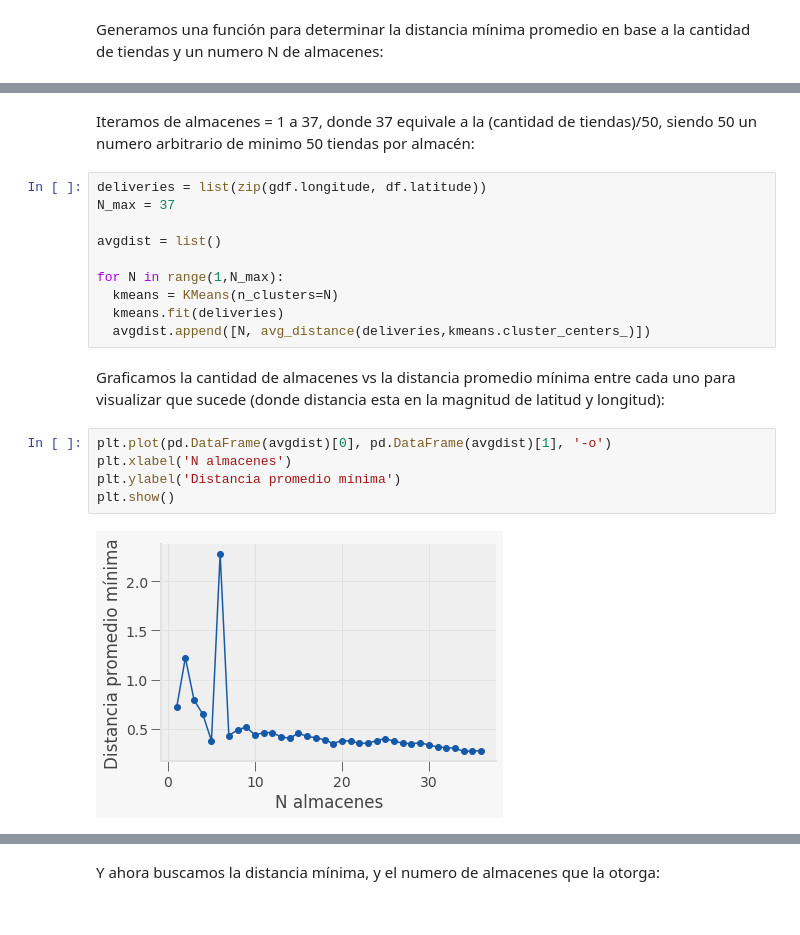
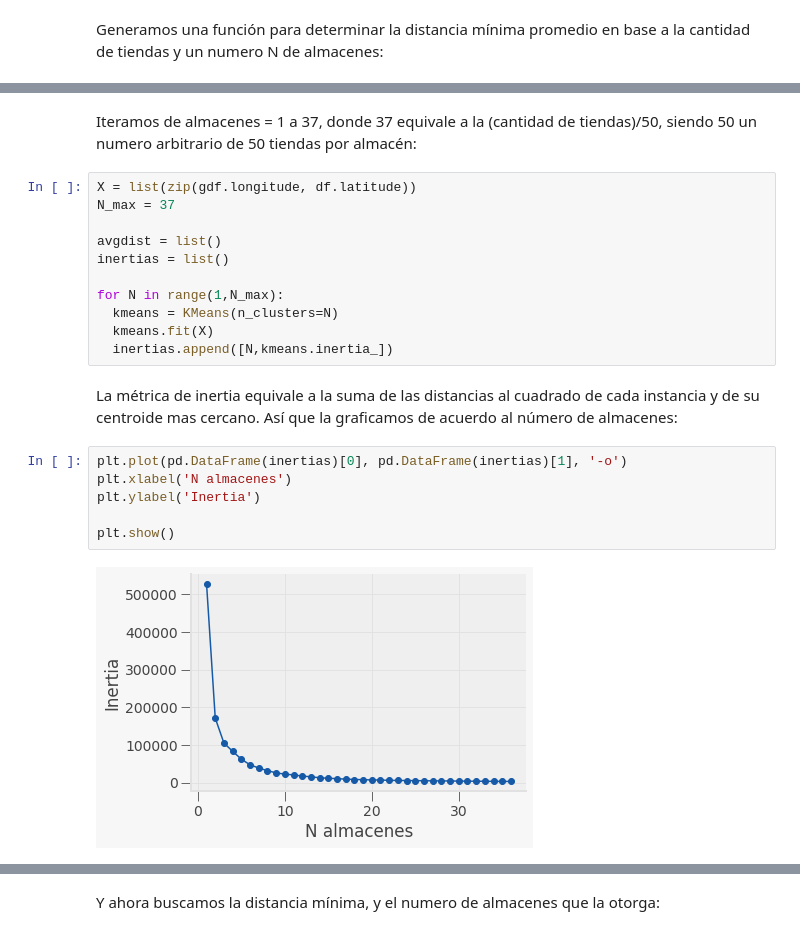
Before and after one commit to PosgradoMNA/actividades-de-aprendizaje-gerardoaaron_castanedajaramillo, a Jupyter notebook: Actividad Semanal -- 7 K means.ipynb, the cells around one changed output, grey strips where cells are left out. Saved outputs shown, nothing was run; the diff lists cells and outputs as text.

```diff
--- a/Actividad Semanal -- 7 K means.ipynb
+++ b/Actividad Semanal -- 7 K means.ipynb
@@ -250,21 +231,23 @@ def avg_distance(warehouse_locations, historic_deliveries):
 # %% [markdown]
-Iteramos de almacenes = 1 a 37, donde 37 equivale a la (cantidad de tiendas)/50, siendo 50 un numero arbitrario de minimo 50 tiendas por almacén:
+Iteramos de almacenes = 1 a 37, donde 37 equivale a la (cantidad de tiendas)/50, siendo 50 un numero arbitrario de 50 tiendas por almacén:
 # %%
-deliveries = list(zip(gdf.longitude, df.latitude))
+X = list(zip(gdf.longitude, df.latitude))
 N_max = 37
 
 avgdist = list()
+inertias = list()
 
 for N in range(1,N_max):
   kmeans = KMeans(n_clusters=N)
-  kmeans.fit(deliveries)
-  avgdist.append([N, avg_distance(deliveries,kmeans.cluster_centers_)])
+  kmeans.fit(X)
+  inertias.append([N,kmeans.inertia_])
-# %% [markdown]
-Graficamos la cantidad de almacenes vs la distancia promedio mínima entre cada uno para visualizar que sucede (donde distancia esta en la magnitud de latitud y longitud):
+# %% [markdown]
+La métrica de inertia equivale a la suma de las distancias al cuadrado de cada instancia y de su centroide mas cercano. Así que la graficamos de acuerdo al número de almacenes:
 # %%
-plt.plot(pd.DataFrame(avgdist)[0], pd.DataFrame(avgdist)[1], '-o')
+plt.plot(pd.DataFrame(inertias)[0], pd.DataFrame(inertias)[1], '-o')
 plt.xlabel('N almacenes')
-plt.ylabel('Distancia promedio mínima')
+plt.ylabel('Inertia')
+
 plt.show()
 # %% [output]
-[figure, old version]
+[figure, new version]
```
Also changed, not shown: parts of 36 cells of this notebook.
